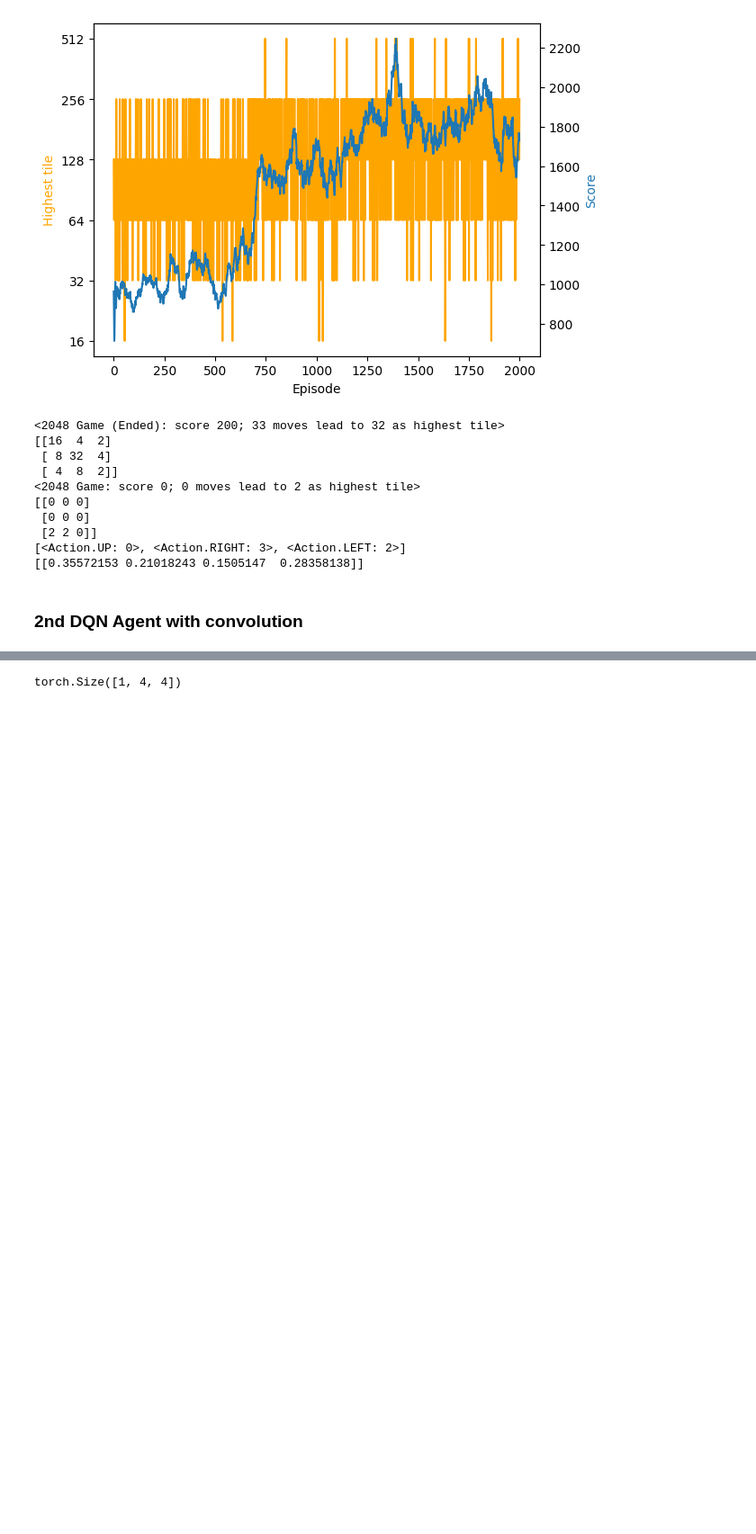
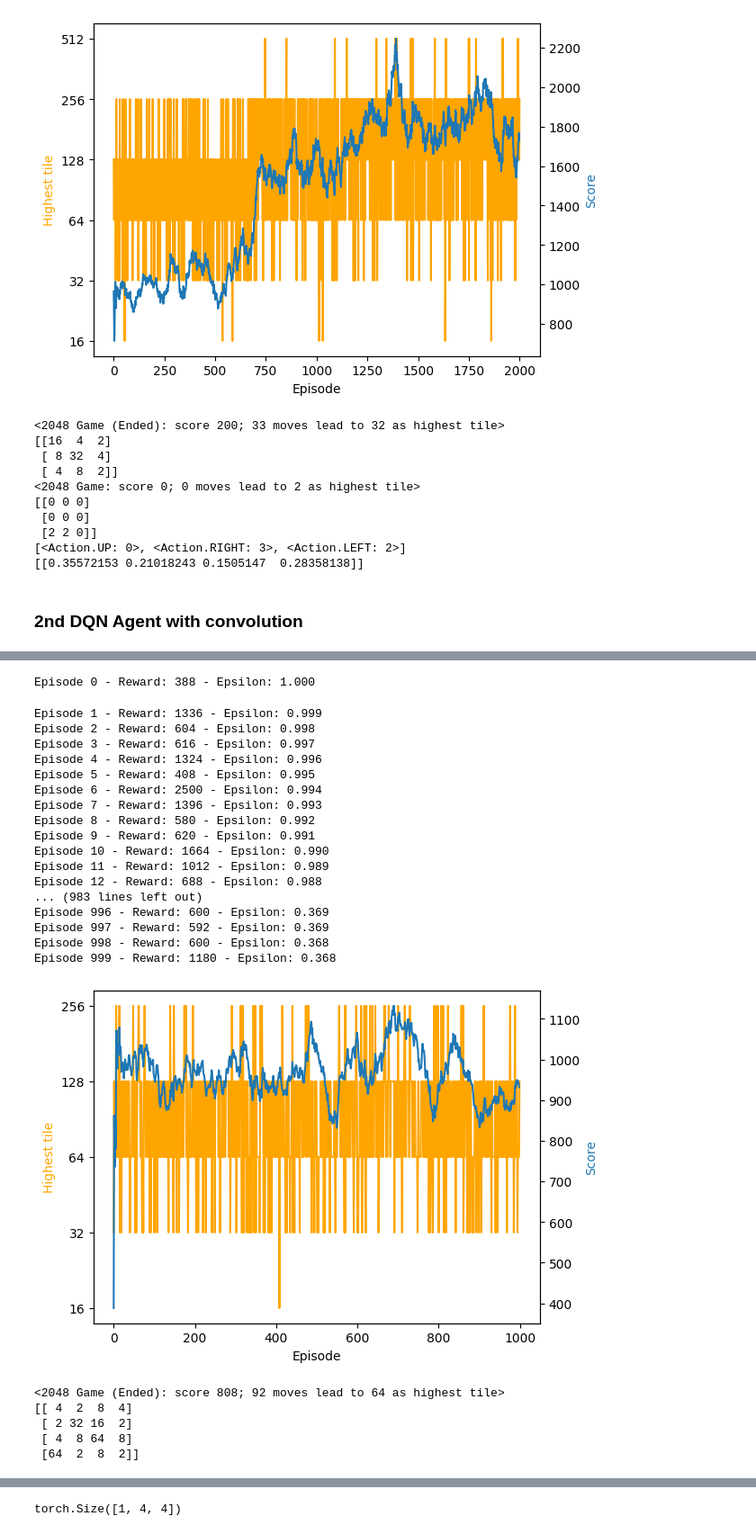
Before and after one commit to andreasmz/rlproject, a Jupyter notebook: rl/algorithms/Q-Learning.ipynb, the cells around one changed output, grey strips where cells are left out. Shown: that part at 90% size. Saved outputs shown, nothing was run; the diff lists cells and outputs as text; code cells hidden in the pictures; blank space fills up the shorter version.

```diff
--- a/rl/algorithms/Q-Learning.ipynb
+++ b/rl/algorithms/Q-Learning.ipynb
@@ -408,0 +369,56 @@ KeyboardInterrupt:
+# %%
+for episode in range(episode, episode+1000):
+    obs, info = env.reset()
+    done = False
+
+    while not done:
+        done = agent.step()
+        agent.train_step()
+
+    print(f"Episode {episode} - Reward: {env.game.score} - Epsilon: {agent.epsilon:.3f}")
+    agent.decay_epsilon()
+
+    scores.append(env.game.score)
+    highest_tiles.append(env.game.highest_tile)
+    move_counts.append(env.game.move_count)
+
+ax1 = plt.subplot()
+ax2 = ax1.twinx()
+p1 = ax1.plot(np.log2(highest_tiles), label="Highest tile", c="orange")
+p2 = ax2.plot([np.mean(scores[max(0,i-50):i]) for i in range(1,len(scores))], label="Scores")
+ax1.set_xlabel("Episode")
+ax1.set_ylabel("Highest tile")
+ax2.set_ylabel("Score")
+ax1.yaxis.label.set_color(p1[0].get_color())
+ax2.yaxis.label.set_color(p2[0].get_color())
+ax1.yaxis.set_major_formatter(FuncFormatter(lambda x, pos: f"{2**x:n}"))
+ax1.yaxis.set_major_locator(MaxNLocator(integer=True))
+plt.show()
+# %% [output]
+Episode 0 - Reward: 388 - Epsilon: 1.000
+Episode 1 - Reward: 1336 - Epsilon: 0.999
+Episode 2 - Reward: 604 - Epsilon: 0.998
+Episode 3 - Reward: 616 - Epsilon: 0.997
+Episode 4 - Reward: 1324 - Epsilon: 0.996
+Episode 5 - Reward: 408 - Epsilon: 0.995
+Episode 6 - Reward: 2500 - Epsilon: 0.994
+Episode 7 - Reward: 1396 - Epsilon: 0.993
+Episode 8 - Reward: 580 - Epsilon: 0.992
+Episode 9 - Reward: 620 - Epsilon: 0.991
+Episode 10 - Reward: 1664 - Epsilon: 0.990
+Episode 11 - Reward: 1012 - Epsilon: 0.989
+Episode 12 - Reward: 688 - Epsilon: 0.988
+... (983 lines left out)
+Episode 996 - Reward: 600 - Epsilon: 0.369
+Episode 997 - Reward: 592 - Epsilon: 0.369
+Episode 998 - Reward: 600 - Epsilon: 0.368
+Episode 999 - Reward: 1180 - Epsilon: 0.368
+[figure, added]
+# %%
+env.game
+# %% [output]
+<2048 Game (Ended): score 808; 92 moves lead to 64 as highest tile>
+[[ 4  2  8  4]
+ [ 2 32 16  2]
+ [ 4  8 64  8]
+ [64  2  8  2]]
```
Also changed, not shown: parts of 8 cells of this notebook, 1 other file.
